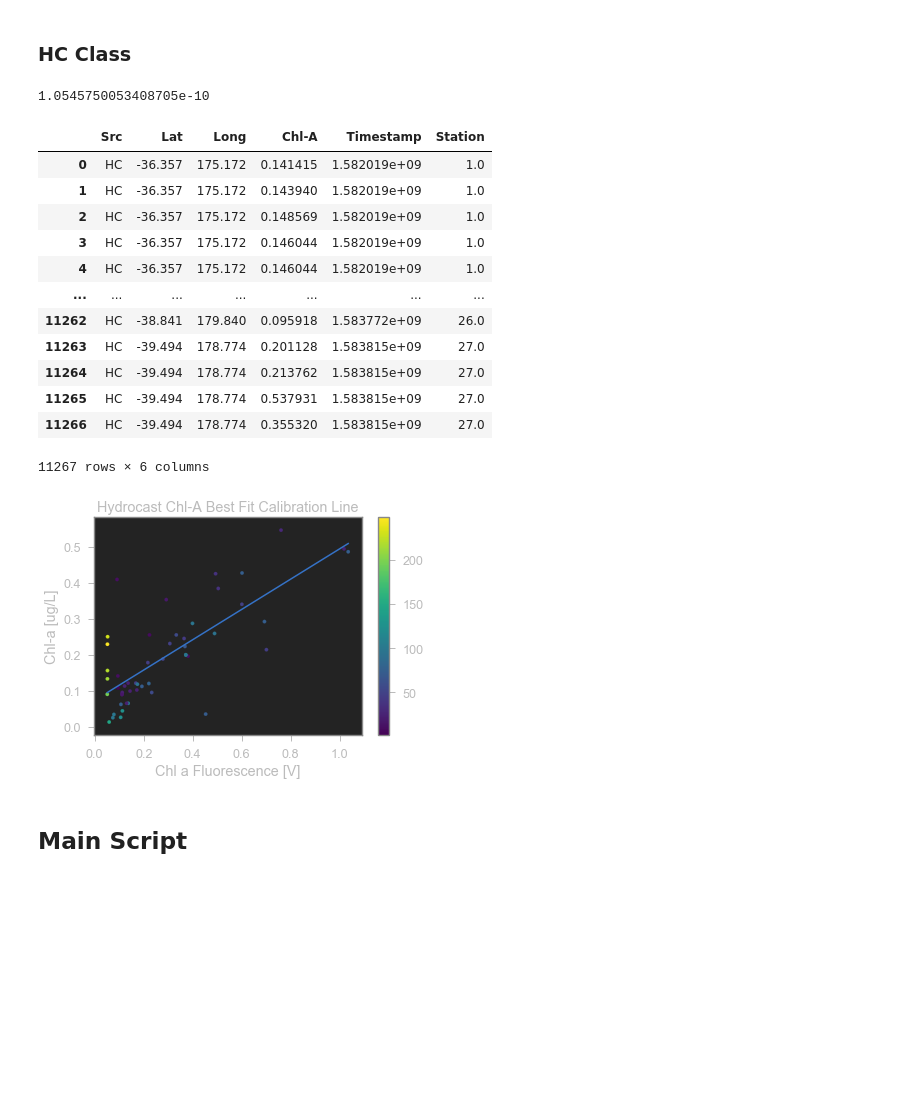
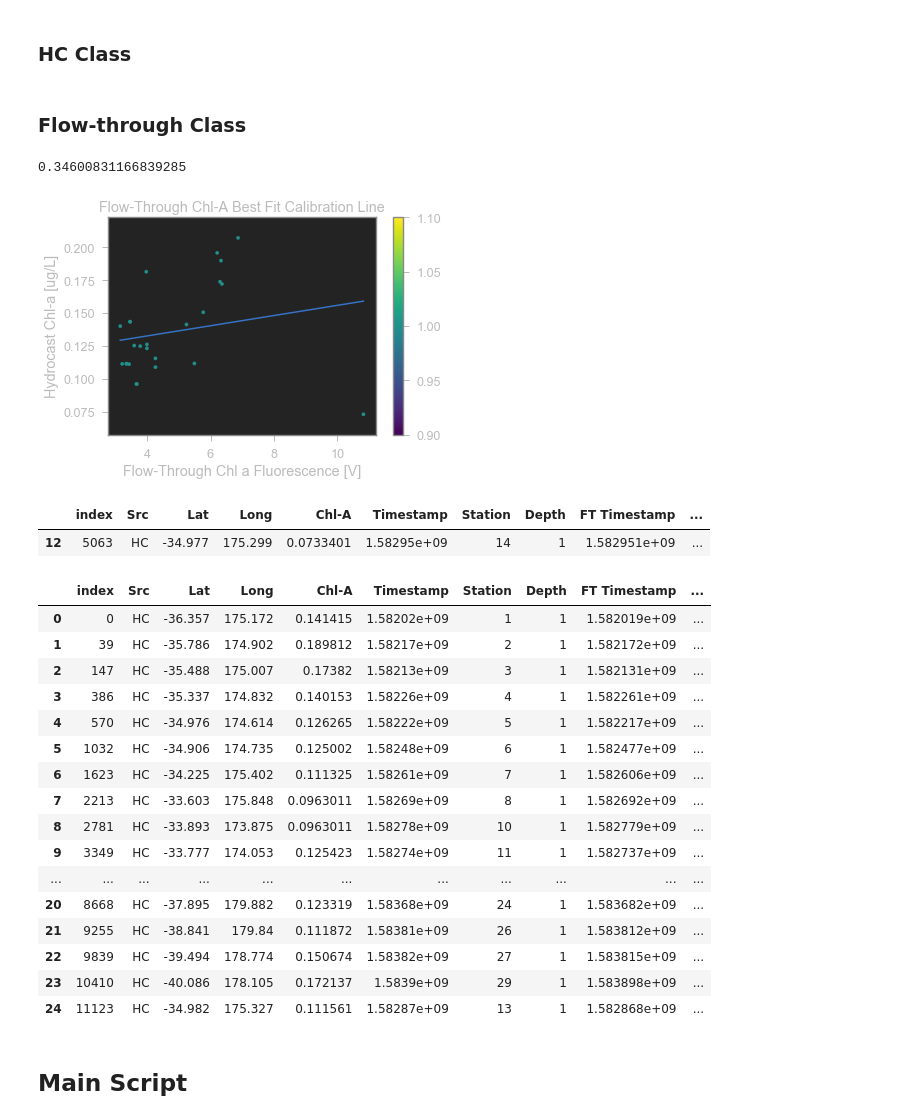
Before and after one commit to AmyPhung/chl-a-comparison, a Jupyter notebook: Workbook9 (major revision).ipynb, the cells around one changed output. Cells and saved outputs as stored; diff of their text form; code cells hidden in the pictures; blank space fills up the shorter version.

Commit message:
Implement flow-through calibration

```diff
--- a/Workbook9 (major revision).ipynb
+++ b/Workbook9 (major revision).ipynb
@@ -84,7 +84,7 @@ class Dataset:
         self.df["Lat"] = self._raw_df[self._cols["Lat"]]
         self.df["Long"] = self._raw_df[self._cols["Long"]]
         self.df["Chl-A"] = self._raw_df[self._cols["Chl-A"]]
-        self.df["Timestamp"] = self._raw_df.apply(self._parseDate, axis=1)
+        self.df["Timestamp"] = self._raw_df[self._cols["Time"]]
         self.df["Station"] = self._raw_df[self._cols["Station"]]
 # %% [markdown]
 ### BGC Class
@@ -234,28 +254,5 @@ class DatasetHC(Dataset):
                          self._cal_df["Chl a Fluorescence [V]"].max(),
                          100)
         plt.plot(xp, self._best_fit_line.computeY(xp))
-# %%
-hc_cols = {"Lat": "Latitude [degrees_north]",
-           "Long": "Longitude [degrees_east]",
-           "Chl-A": "Calculated Chl-A",
-           "Station": "Station Num"}
-hc_data = DatasetHC("data/data_from_S290-CTD-HC-2.txt", "HC", hc_cols)
-print(hc_data._best_fit_line.p_value)
-hc_data.visualizeCalibration()
-hc_data.df
-# %% [output]
-1.0545750053408705e-10
-|  | Src | Lat | Long | Chl-A | Timestamp | Station |
-| 0 | HC | -36.357 | 175.172 | 0.141415 | 1.582019e+09 | 1.0 |
-| 1 | HC | -36.357 | 175.172 | 0.143940 | 1.582019e+09 | 1.0 |
-| 2 | HC | -36.357 | 175.172 | 0.148569 | 1.582019e+09 | 1.0 |
-| 3 | HC | -36.357 | 175.172 | 0.146044 | 1.582019e+09 | 1.0 |
-| 4 | HC | -36.357 | 175.172 | 0.146044 | 1.582019e+09 | 1.0 |
-| ... | ... | ... | ... | ... | ... | ... |
-| 11262 | HC | -38.841 | 179.840 | 0.095918 | 1.583772e+09 | 26.0 |
-| 11263 | HC | -39.494 | 178.774 | 0.201128 | 1.583815e+09 | 27.0 |
-| 11264 | HC | -39.494 | 178.774 | 0.213762 | 1.583815e+09 | 27.0 |
-| 11265 | HC | -39.494 | 178.774 | 0.537931 | 1.583815e+09 | 27.0 |
-| 11266 | HC | -39.494 | 178.774 | 0.355320 | 1.583815e+09 | 27.0 |
-11267 rows × 6 columns
-[figure, removed]
+# %% [markdown]
+### Flow-through Class
@@ -262,3 +391,41 @@ hc_data.df
+# %%
+ft_cols = {"Lat": "Latitude",
+            "Long": "Longitude",
+            "Chl-A": "Wind-Dir",
+            "Time": "Timestamp",
+            "Station": "Wind-Dir"}
+ft_data = DatasetFT("data/Event60sec_003.elg", "FT", ft_cols, hc_data.df, ml_depth=1)
+ft_data._cal_df
+ft_data.visualizeCalibration()
+print(ft_data._best_fit_line.p_value)
+# %% [output]
+0.34600831166839285
+[figure, added]
+# %%
+ft_data._cal_df[ft_data._cal_df["FT Chlorophyll"] > 8]
+# %% [output]
+|  | index | Src | Lat | Long | Chl-A | Timestamp | Station | Depth | FT Timestamp | ... |
+| 12 | 5063 | HC | -34.977 | 175.299 | 0.0733401 | 1.58295e+09 | 14 | 1 | 1.582951e+09 | ... |
+# %%
+ft_data._cal_df
+# %% [output]
+|  | index | Src | Lat | Long | Chl-A | Timestamp | Station | Depth | FT Timestamp | ... |
+| 0 | 0 | HC | -36.357 | 175.172 | 0.141415 | 1.58202e+09 | 1 | 1 | 1.582019e+09 | ... |
+| 1 | 39 | HC | -35.786 | 174.902 | 0.189812 | 1.58217e+09 | 2 | 1 | 1.582172e+09 | ... |
+| 2 | 147 | HC | -35.488 | 175.007 | 0.17382 | 1.58213e+09 | 3 | 1 | 1.582131e+09 | ... |
+| 3 | 386 | HC | -35.337 | 174.832 | 0.140153 | 1.58226e+09 | 4 | 1 | 1.582261e+09 | ... |
+| 4 | 570 | HC | -34.976 | 174.614 | 0.126265 | 1.58222e+09 | 5 | 1 | 1.582217e+09 | ... |
+| 5 | 1032 | HC | -34.906 | 174.735 | 0.125002 | 1.58248e+09 | 6 | 1 | 1.582477e+09 | ... |
+| 6 | 1623 | HC | -34.225 | 175.402 | 0.111325 | 1.58261e+09 | 7 | 1 | 1.582606e+09 | ... |
+| 7 | 2213 | HC | -33.603 | 175.848 | 0.0963011 | 1.58269e+09 | 8 | 1 | 1.582692e+09 | ... |
+| 8 | 2781 | HC | -33.893 | 173.875 | 0.0963011 | 1.58278e+09 | 10 | 1 | 1.582779e+09 | ... |
+| 9 | 3349 | HC | -33.777 | 174.053 | 0.125423 | 1.58274e+09 | 11 | 1 | 1.582737e+09 | ... |
+| ... | ... | ... | ... | ... | ... | ... | ... | ... | ... | ... |
+| 20 | 8668 | HC | -37.895 | 179.882 | 0.123319 | 1.58368e+09 | 24 | 1 | 1.583682e+09 | ... |
+| 21 | 9255 | HC | -38.841 | 179.84 | 0.111872 | 1.58381e+09 | 26 | 1 | 1.583812e+09 | ... |
+| 22 | 9839 | HC | -39.494 | 178.774 | 0.150674 | 1.58382e+09 | 27 | 1 | 1.583815e+09 | ... |
+| 23 | 10410 | HC | -40.086 | 178.105 | 0.172137 | 1.5839e+09 | 29 | 1 | 1.583898e+09 | ... |
+| 24 | 11123 | HC | -34.982 | 175.327 | 0.111561 | 1.58287e+09 | 13 | 1 | 1.582868e+09 | ... |
 # %% [markdown]
 ## Main Script
 # %%
```
Also changed, not shown: parts of 8 cells of this notebook, 1 other file.
